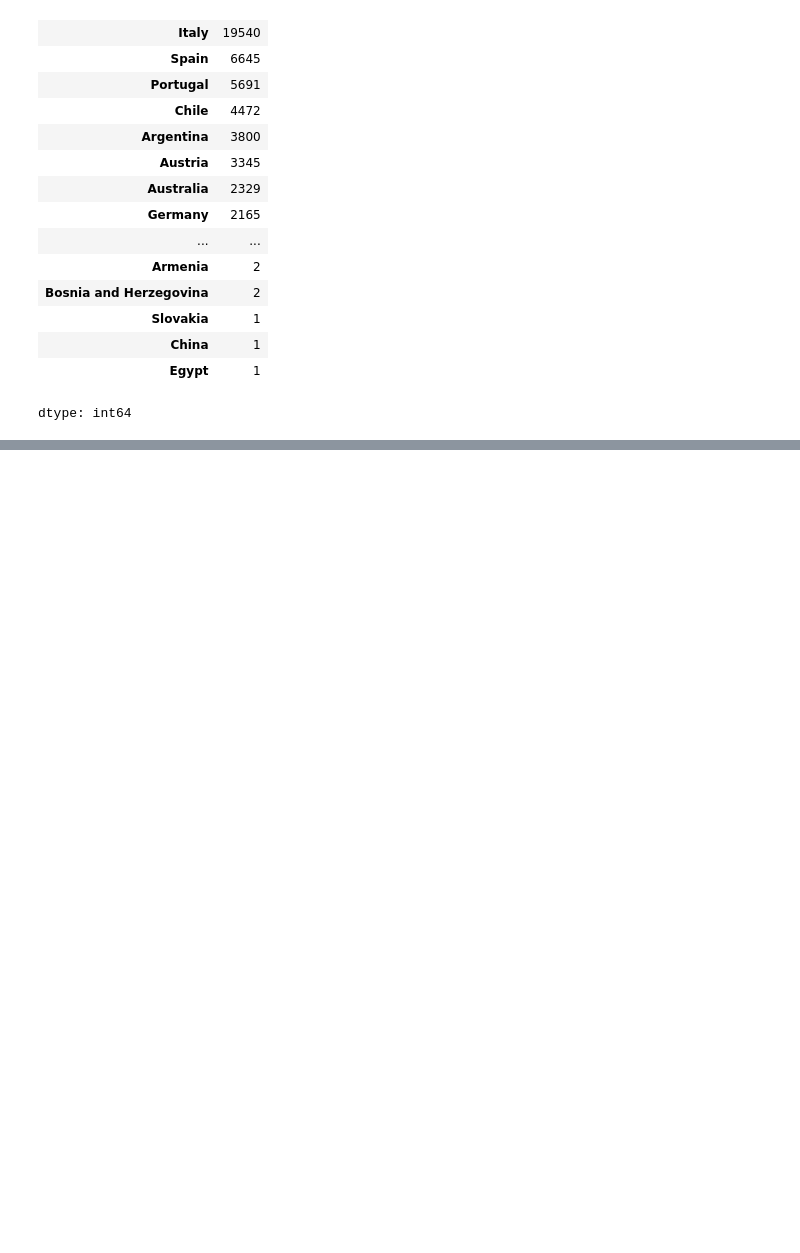
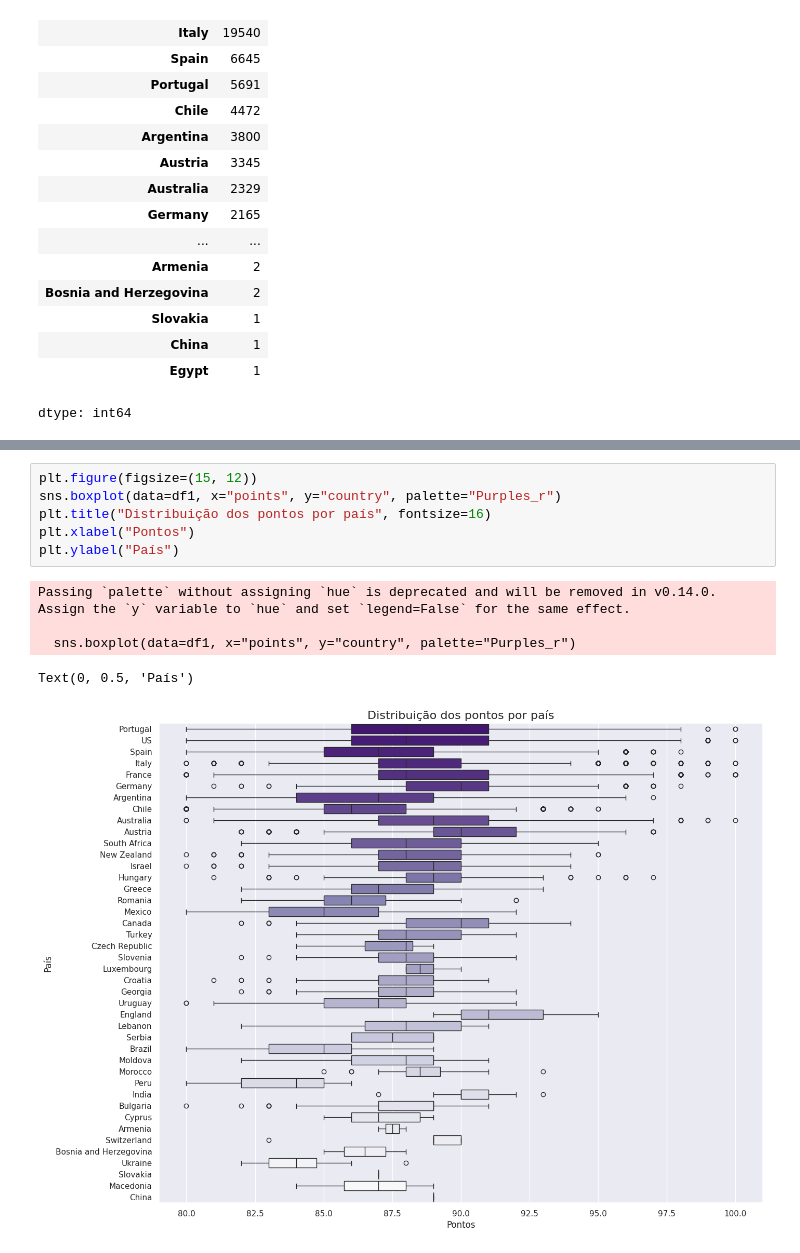
Before and after one commit to rafaelnogueira98/EDA---Vinhos, a Jupyter notebook: EDA_Vinhos.ipynb, the cells around one changed output, grey strips where cells are left out. Saved outputs shown, nothing was run; the diff lists cells and outputs as text; blank space fills up the shorter version.

```diff
--- a/EDA_Vinhos.ipynb
+++ b/EDA_Vinhos.ipynb
@@ -112,0 +283,12 @@ dtype: int64
+# %%
+plt.figure(figsize=(15, 12))
+sns.boxplot(data=df1, x="points", y="country", palette="Purples_r")
+plt.title("Distribuição dos pontos por país", fontsize=16)
+plt.xlabel("Pontos")
+plt.ylabel("País")
+# %% [output]
+Passing `palette` without assigning `hue` is deprecated and will be removed in v0.14.0. Assign the `y` variable to `hue` and set `legend=False` for the same effect.
+
+  sns.boxplot(data=df1, x="points", y="country", palette="Purples_r")
+Text(0, 0.5, 'País')
+[figure, added]
```
Also changed, not shown: parts of 22 cells of this notebook.
